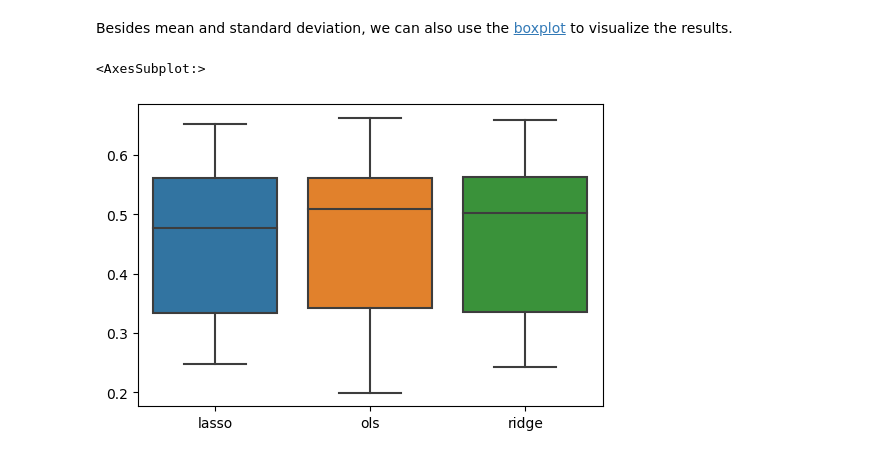
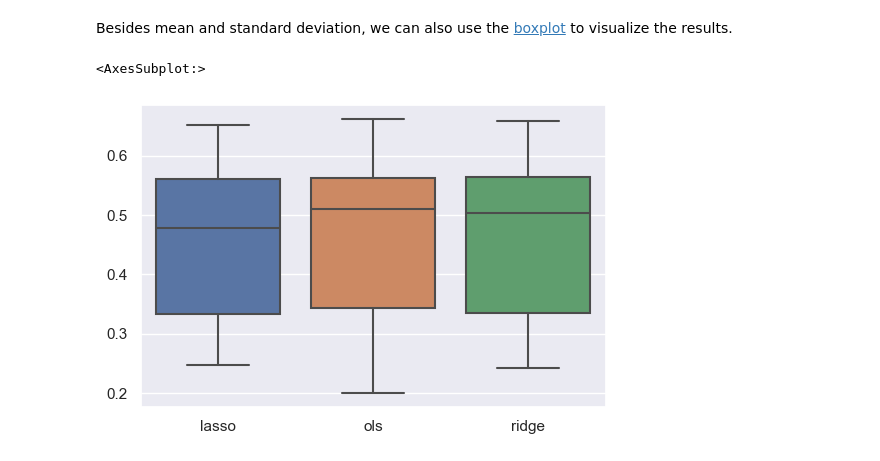
Before and after one commit to cliffzhou92/UCI_MATH_10, a Jupyter notebook: lecture/lec_10/Lecture 10.ipynb, the cells around one changed output. Cells and saved outputs as stored; diff of their text form; code cells hidden in the pictures.

```diff
--- a/lecture/lec_10/Lecture 10.ipynb
+++ b/lecture/lec_10/Lecture 10.ipynb
@@ -536,8 +539,10 @@ scores_all
 # %% [markdown]
 Besides mean and standard deviation, we can also use the [boxplot](https://towardsdatascience.com/understanding-boxplots-5e2df7bcbd51) to visualize the results.
 # %%
+import seaborn as sns
+sns.set_theme()
 fig, ax = plt.subplots(dpi=100)
 sns.boxplot(data = scores_all)
 # %% [output]
 <AxesSubplot:>
-[figure, old version]
+[figure, new version]
```
Also changed, not shown: parts of 13 cells of this notebook.
